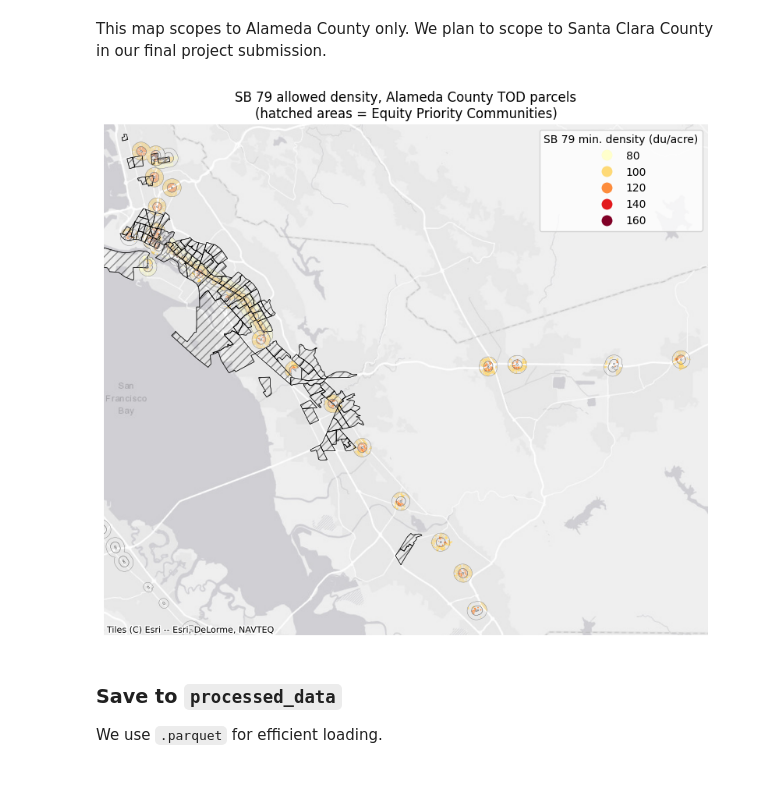
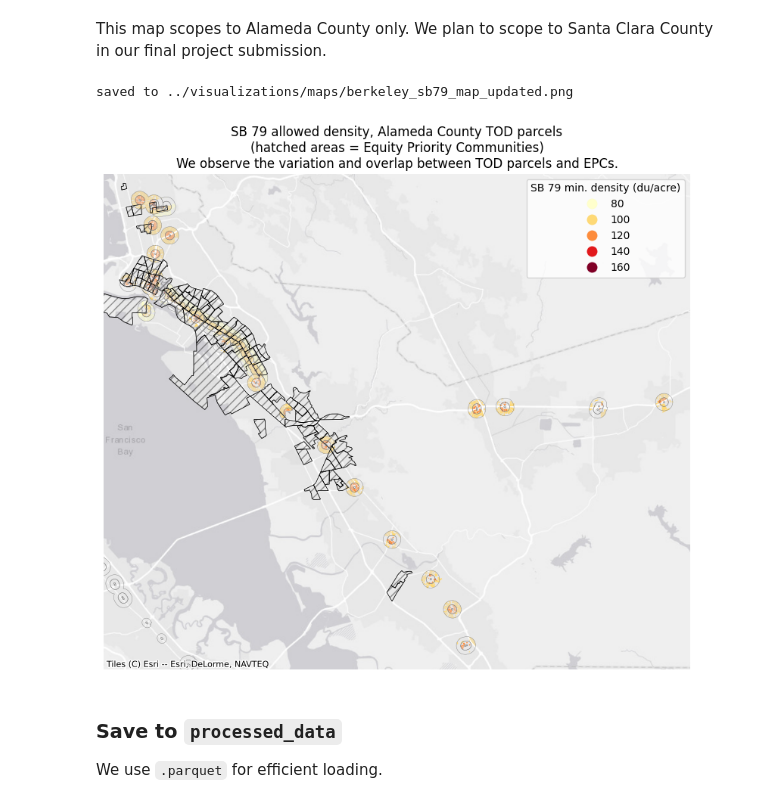
Before and after one commit to sbvasoya/sb79-capacity-gap, a Jupyter notebook: notebooks/data_cleaning.ipynb, the cells around one changed output. Drawn from its saved outputs; the diff is of its cells as text; code cells hidden in the pictures.

Commit message:
added map from data_cleaning.ipynb to visualizations/

```diff
--- a/notebooks/data_cleaning.ipynb
+++ b/notebooks/data_cleaning.ipynb
@@ -15,8 +15,8 @@ import contextily as cx
 # %% [markdown]
 ### Notebook Constants
 # %%
-RAW_DATA_PATH = "../raw_data/"        # read files
-PROC_DATA_PATH = "../processed_data/" # write files
+RAW_DATA_PATH = "../data/raw/"        # read files
+PROC_DATA_PATH = "../data/processed/" # write files
 CRS = 3310                            # "California Albers" projection mapping, since we're using CA data
 
 PARCEL_COLS = ["APN", "UseCode", "Land", "Imps", "LatestDocu", "SitusCity"] # columns from parcels.geojson we plan to keep
@@ -221,25 +221,31 @@ This map scopes to Alameda County only. We plan to scope to Santa Clara County i
 # %%
 parcels_map = parcels_tod.to_crs(3857)
 epc_map = epc_data.to_crs(3857)
 
 fig, ax = plt.subplots(figsize=(10, 10))
 parcels_map.plot(ax=ax, column="du_per_acre", categorical=True, cmap="YlOrRd",
                  linewidth=0, legend=True,
                  legend_kwds={"title": "SB 79 min. density (du/acre)", "loc": "upper right"})
 epc_map.boundary.plot(ax=ax, color="black", linewidth=0.5)
 
 xmin, ymin, xmax, ymax = parcels_map.total_bounds
 ax.set_xlim(xmin - 2000, xmax + 2000)
 ax.set_ylim(ymin - 2000, ymax + 2000)
 
 epc_map.plot(ax=ax, color="none", edgecolor="black", linewidth=0.5, hatch="///", alpha=0.4)  # hatched = epc
 tod_data.to_crs(3857).boundary.plot(ax=ax, color="gray", linewidth=0.3)                        # zone rings
 cx.add_basemap(ax, source=cx.providers.Esri.WorldGrayCanvas)
 ax.set_axis_off()
-ax.set_title("SB 79 allowed density, Alameda County TOD parcels\n(hatched areas = Equity Priority Communities)")
+ax.set_title("SB 79 allowed density, Alameda County TOD parcels\n(hatched areas = Equity Priority Communities)\nWe observe the variation and overlap between TOD parcels and EPCs.")
+
+out_path = "../visualizations/maps/berkeley_sb79_map_updated.png"
+ax.figure.savefig(out_path, dpi=200, bbox_inches="tight")
+print("saved to " + out_path)
+
 plt.show()
 # %% [output]
+saved to ../visualizations/maps/berkeley_sb79_map_updated.png
-[figure, old version]
+[figure, new version]
 # %% [markdown]
 ### Save to `processed_data`
 We use `.parquet` for efficient loading.
```
Also changed, not shown: 1 other file.
